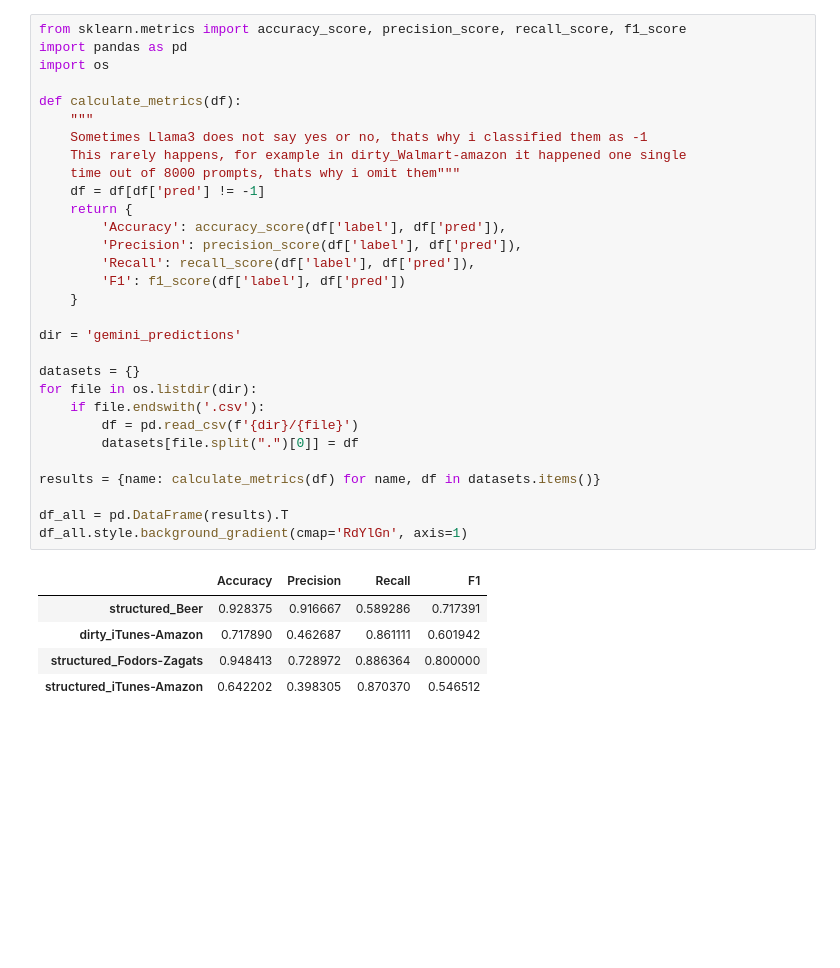
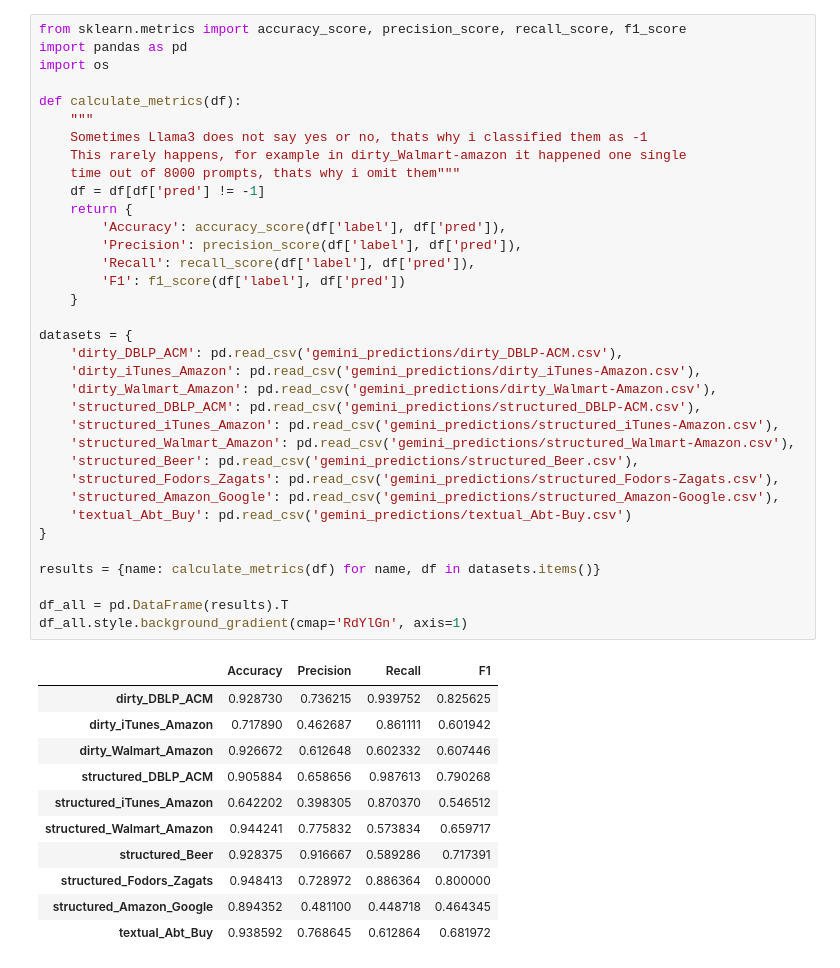
Before and after one commit to carlhelin/major-project, a Jupyter notebook: generative/gemini_eval.ipynb, the cells around one changed output. Drawn from its saved outputs; the diff is of its cells as text; blank space fills up the shorter version.

Commit message:
All prompts performed on gemini

```diff
--- a/generative/gemini_eval.ipynb
+++ b/generative/gemini_eval.ipynb
@@ -1,39 +1,50 @@
 # %%
 from sklearn.metrics import accuracy_score, precision_score, recall_score, f1_score
 import pandas as pd
 import os
 
 def calculate_metrics(df):
     """
     Sometimes Llama3 does not say yes or no, thats why i classified them as -1
     This rarely happens, for example in dirty_Walmart-amazon it happened one single
     time out of 8000 prompts, thats why i omit them"""
     df = df[df['pred'] != -1]
     return {
         'Accuracy': accuracy_score(df['label'], df['pred']),
         'Precision': precision_score(df['label'], df['pred']),
         'Recall': recall_score(df['label'], df['pred']),
         'F1': f1_score(df['label'], df['pred'])
     }
 
-dir = 'gemini_predictions'
-
-datasets = {}
-for file in os.listdir(dir):
-    if file.endswith('.csv'):
-        df = pd.read_csv(f'{dir}/{file}')
-        datasets[file.split(".")[0]] = df
+datasets = {
+    'dirty_DBLP_ACM': pd.read_csv('gemini_predictions/dirty_DBLP-ACM.csv'),
+    'dirty_iTunes_Amazon': pd.read_csv('gemini_predictions/dirty_iTunes-Amazon.csv'),
+    'dirty_Walmart_Amazon': pd.read_csv('gemini_predictions/dirty_Walmart-Amazon.csv'),
+    'structured_DBLP_ACM': pd.read_csv('gemini_predictions/structured_DBLP-ACM.csv'),
+    'structured_iTunes_Amazon': pd.read_csv('gemini_predictions/structured_iTunes-Amazon.csv'),
+    'structured_Walmart_Amazon': pd.read_csv('gemini_predictions/structured_Walmart-Amazon.csv'),
+    'structured_Beer': pd.read_csv('gemini_predictions/structured_Beer.csv'),
+    'structured_Fodors_Zagats': pd.read_csv('gemini_predictions/structured_Fodors-Zagats.csv'),
+    'structured_Amazon_Google': pd.read_csv('gemini_predictions/structured_Amazon-Google.csv'),
+    'textual_Abt_Buy': pd.read_csv('gemini_predictions/textual_Abt-Buy.csv')
+}
 
 results = {name: calculate_metrics(df) for name, df in datasets.items()}
 
 df_all = pd.DataFrame(results).T
 df_all.style.background_gradient(cmap='RdYlGn', axis=1)
 # %% [output]
 |  | Accuracy | Precision | Recall | F1 |
+| dirty_DBLP_ACM | 0.928730 | 0.736215 | 0.939752 | 0.825625 |
+| dirty_iTunes_Amazon | 0.717890 | 0.462687 | 0.861111 | 0.601942 |
+| dirty_Walmart_Amazon | 0.926672 | 0.612648 | 0.602332 | 0.607446 |
+| structured_DBLP_ACM | 0.905884 | 0.658656 | 0.987613 | 0.790268 |
+| structured_iTunes_Amazon | 0.642202 | 0.398305 | 0.870370 | 0.546512 |
+| structured_Walmart_Amazon | 0.944241 | 0.775832 | 0.573834 | 0.659717 |
 | structured_Beer | 0.928375 | 0.916667 | 0.589286 | 0.717391 |
-| dirty_iTunes-Amazon | 0.717890 | 0.462687 | 0.861111 | 0.601942 |
-| structured_Fodors-Zagats | 0.948413 | 0.728972 | 0.886364 | 0.800000 |
-| structured_iTunes-Amazon | 0.642202 | 0.398305 | 0.870370 | 0.546512 |
+| structured_Fodors_Zagats | 0.948413 | 0.728972 | 0.886364 | 0.800000 |
+| structured_Amazon_Google | 0.894352 | 0.481100 | 0.448718 | 0.464345 |
+| textual_Abt_Buy | 0.938592 | 0.768645 | 0.612864 | 0.681972 |
 # %%
 from sklearn.metrics import accuracy_score, precision_score, recall_score, f1_score
 
```
Also changed, not shown: parts of 3 cells of this notebook, 8 other files.
